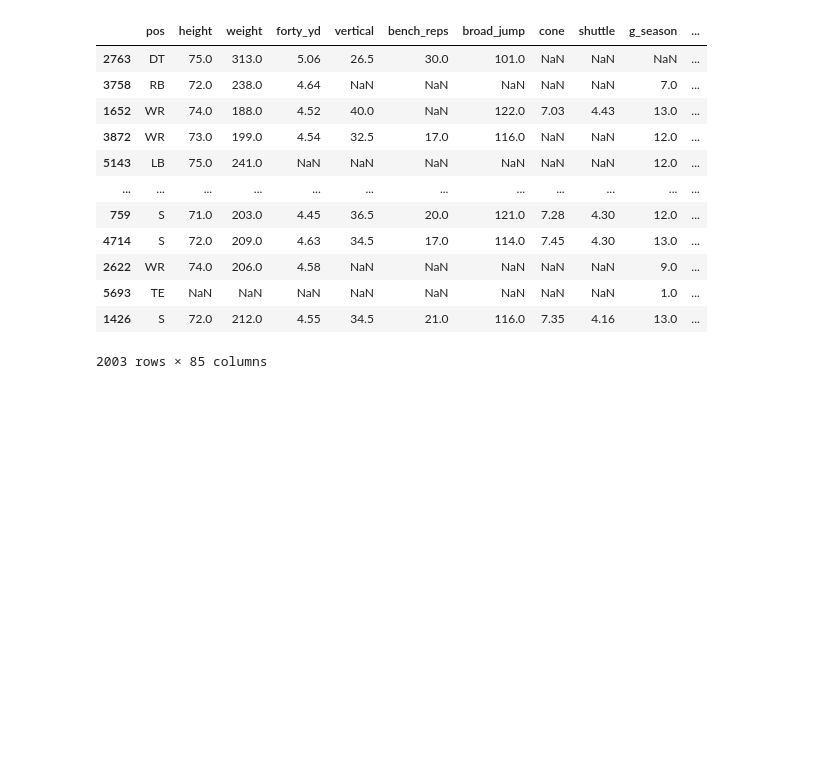
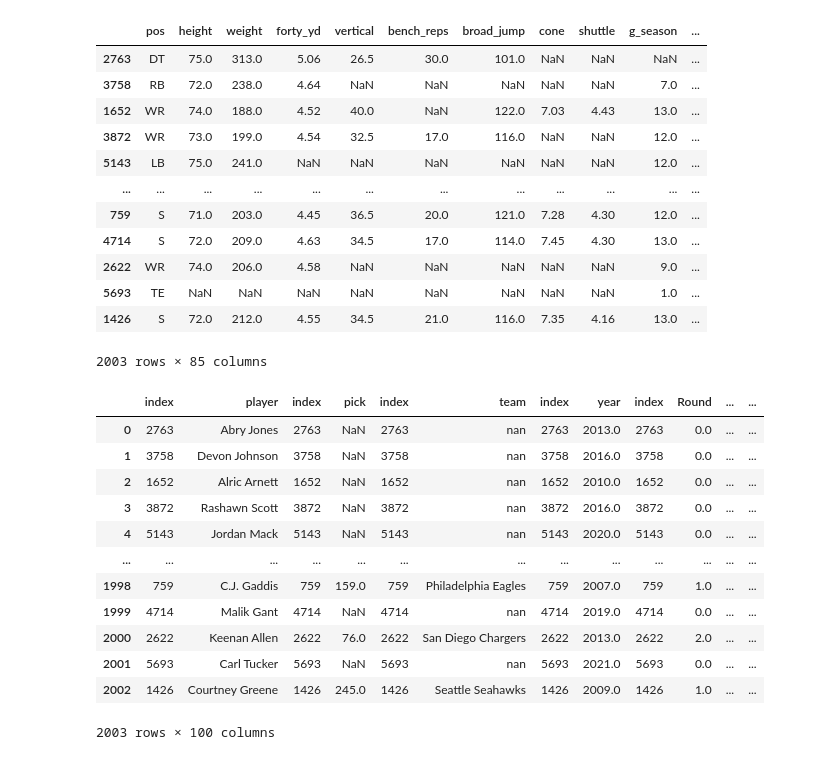
Before and after one commit to jpalgon/Draft_Combine, a Jupyter notebook: Modeling.ipynb, the cells around one changed output. Drawn from its saved outputs; the diff is of its cells as text; code cells hidden in the pictures; blank space fills up the shorter version.

```diff
--- a/Modeling.ipynb
+++ b/Modeling.ipynb
@@ -208,5 +278,21 @@ X_test
 | 5693 | TE | NaN | NaN | NaN | NaN | NaN | NaN | NaN | NaN | 1.0 | ... |
 | 1426 | S | 72.0 | 212.0 | 4.55 | 34.5 | 21.0 | 116.0 | 7.35 | 4.16 | 13.0 | ... |
 2003 rows × 85 columns
+# %%
+look = pd.concat([player_name.reset_index(),player_pick.reset_index(),player_team.reset_index(),player_year.reset_index(),y_test.reset_index(),X_test.reset_index(),tsne_trans.reset_index()],axis=1)
 # %%
-look =
+look
+# %% [output]
+|  | index | player | index | pick | index | team | index | year | index | Round | ... | ... |
+| 0 | 2763 | Abry Jones | 2763 | NaN | 2763 | nan | 2763 | 2013.0 | 2763 | 0.0 | ... | ... |
+| 1 | 3758 | Devon Johnson | 3758 | NaN | 3758 | nan | 3758 | 2016.0 | 3758 | 0.0 | ... | ... |
+| 2 | 1652 | Alric Arnett | 1652 | NaN | 1652 | nan | 1652 | 2010.0 | 1652 | 0.0 | ... | ... |
+| 3 | 3872 | Rashawn Scott | 3872 | NaN | 3872 | nan | 3872 | 2016.0 | 3872 | 0.0 | ... | ... |
+| 4 | 5143 | Jordan Mack | 5143 | NaN | 5143 | nan | 5143 | 2020.0 | 5143 | 0.0 | ... | ... |
+| ... | ... | ... | ... | ... | ... | ... | ... | ... | ... | ... | ... | ... |
+| 1998 | 759 | C.J. Gaddis | 759 | 159.0 | 759 | Philadelphia Eagles | 759 | 2007.0 | 759 | 1.0 | ... | ... |
+| 1999 | 4714 | Malik Gant | 4714 | NaN | 4714 | nan | 4714 | 2019.0 | 4714 | 0.0 | ... | ... |
+| 2000 | 2622 | Keenan Allen | 2622 | 76.0 | 2622 | San Diego Chargers | 2622 | 2013.0 | 2622 | 2.0 | ... | ... |
+| 2001 | 5693 | Carl Tucker | 5693 | NaN | 5693 | nan | 5693 | 2021.0 | 5693 | 0.0 | ... | ... |
+| 2002 | 1426 | Courtney Greene | 1426 | 245.0 | 1426 | Seattle Seahawks | 1426 | 2009.0 | 1426 | 1.0 | ... | ... |
+2003 rows × 100 columns
```
Also changed, not shown: parts of 24 cells of this notebook.
